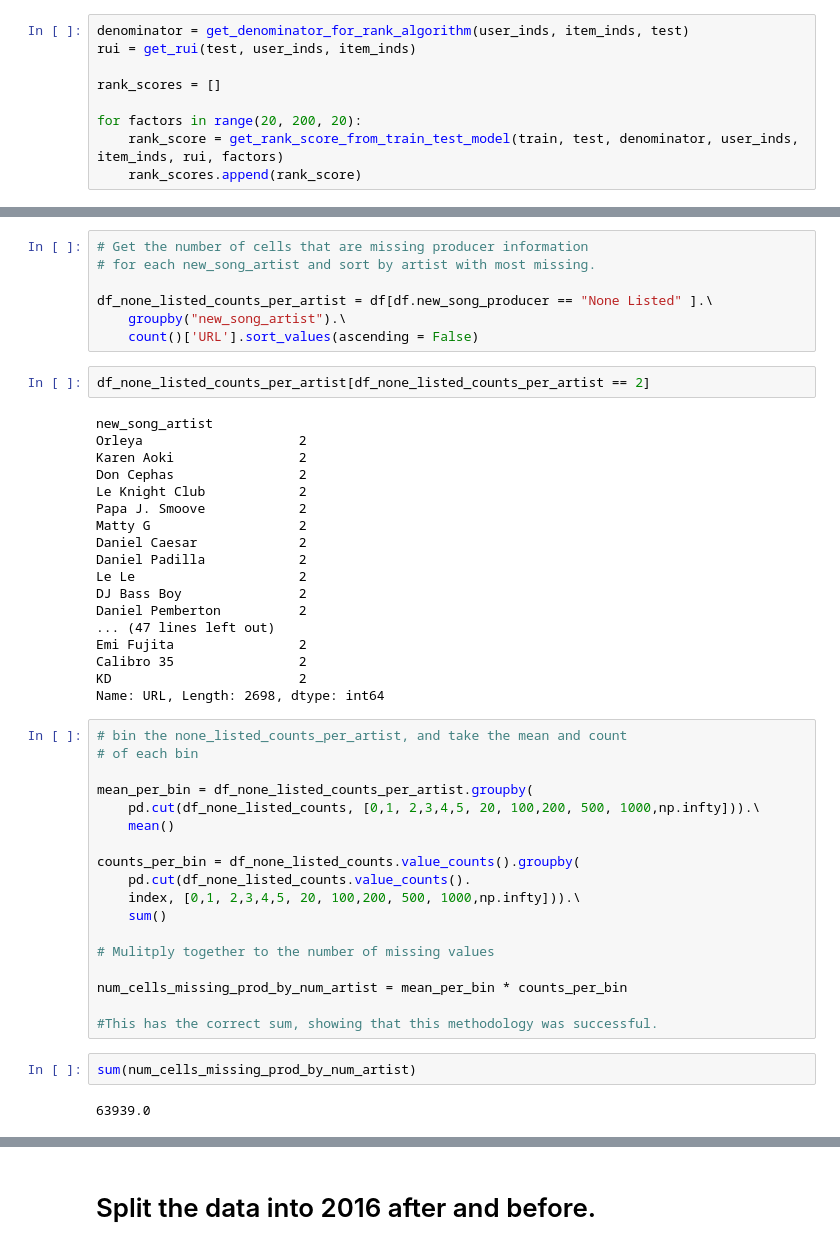
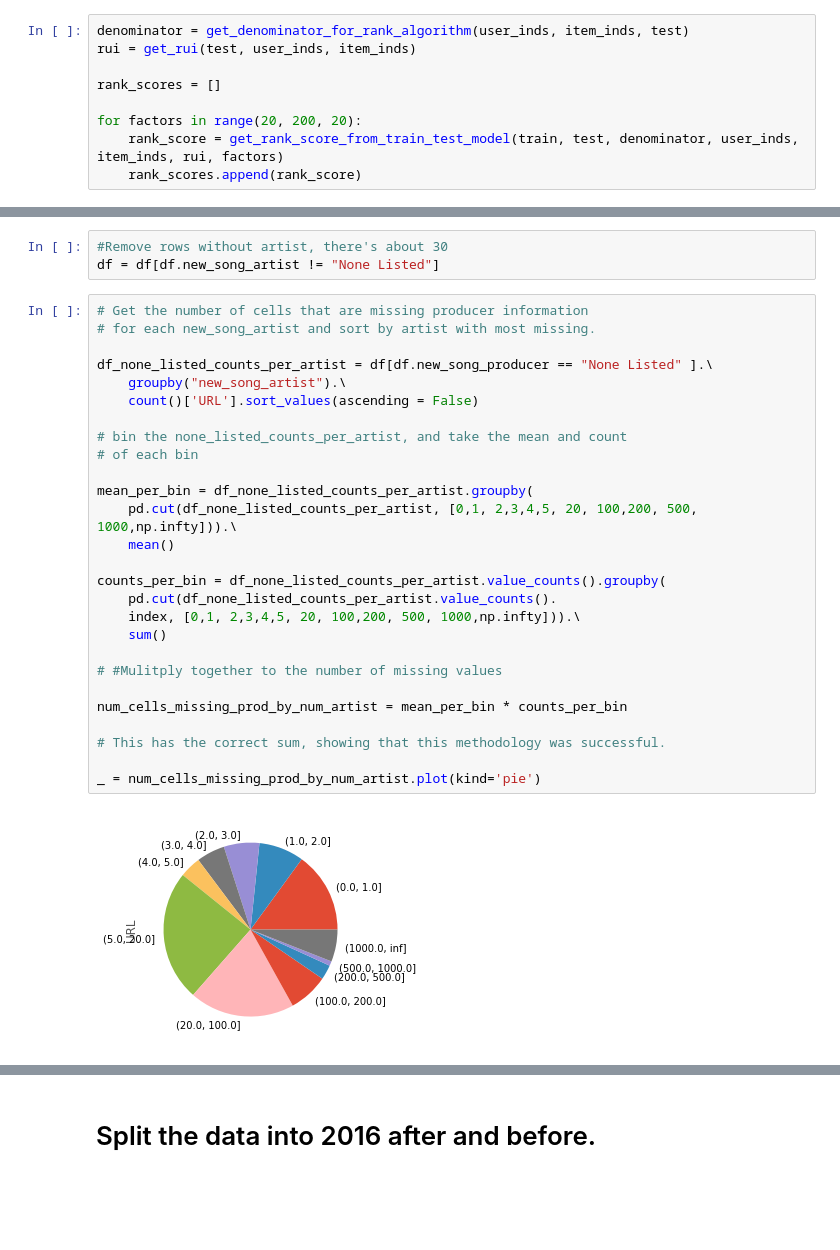
Before and after one commit to Jesse-Kerr/recordmender, a Jupyter notebook: model_understanding.ipynb, the cells around one changed output, grey strips where cells are left out. Cells and saved outputs as stored; diff of their text form; blank space fills up the shorter version.

```diff
--- a/model_understanding.ipynb
+++ b/model_understanding.ipynb
@@ -405,49 +419,32 @@ time_in_sampled_song_where_sample_appears has 14653 with None Listed
+# %%
+#Remove rows without artist, there's about 30
+df = df[df.new_song_artist != "None Listed"]
 # %%
 # Get the number of cells that are missing producer information
 # for each new_song_artist and sort by artist with most missing.
 
 df_none_listed_counts_per_artist = df[df.new_song_producer == "None Listed" ].\
     groupby("new_song_artist").\
     count()['URL'].sort_values(ascending = False)
+
+# bin the none_listed_counts_per_artist, and take the mean and count
+# of each bin
+
+mean_per_bin = df_none_listed_counts_per_artist.groupby(
+    pd.cut(df_none_listed_counts_per_artist, [0,1, 2,3,4,5, 20, 100,200, 500, 1000,np.infty])).\
+    mean()
+
+counts_per_bin = df_none_listed_counts_per_artist.value_counts().groupby(
+    pd.cut(df_none_listed_counts_per_artist.value_counts().
+    index, [0,1, 2,3,4,5, 20, 100,200, 500, 1000,np.infty])).\
+    sum()
+
+# #Mulitply together to the number of missing values
+
+num_cells_missing_prod_by_num_artist = mean_per_bin * counts_per_bin
+
+# This has the correct sum, showing that this methodology was successful.
+
+_ = num_cells_missing_prod_by_num_artist.plot(kind='pie')
+# %% [output]
+[figure, added]
-# %%
-df_none_listed_counts_per_artist[df_none_listed_counts_per_artist == 2]
-# %% [output]
-new_song_artist
-Orleya                    2
-Karen Aoki                2
-Don Cephas                2
-Le Knight Club            2
-Papa J. Smoove            2
-Matty G                   2
-Daniel Caesar             2
-Daniel Padilla            2
-Le Le                     2
-DJ Bass Boy               2
-Daniel Pemberton          2
-... (47 lines left out)
-Emi Fujita                2
-Calibro 35                2
-KD                        2
-Name: URL, Length: 2698, dtype: int64
-# %%
-# bin the none_listed_counts_per_artist, and take the mean and count
-# of each bin
-
-mean_per_bin = df_none_listed_counts_per_artist.groupby(
-    pd.cut(df_none_listed_counts, [0,1, 2,3,4,5, 20, 100,200, 500, 1000,np.infty])).\
-    mean()
-
-counts_per_bin = df_none_listed_counts.value_counts().groupby(
-    pd.cut(df_none_listed_counts.value_counts().
-    index, [0,1, 2,3,4,5, 20, 100,200, 500, 1000,np.infty])).\
-    sum()
-
-# Mulitply together to the number of missing values
-
-num_cells_missing_prod_by_num_artist = mean_per_bin * counts_per_bin
-
-#This has the correct sum, showing that this methodology was successful.
-# %%
-sum(num_cells_missing_prod_by_num_artist)
-# %% [output]
-63939.0
```
Also changed, not shown: parts of 22 cells of this notebook, 14 other files.
